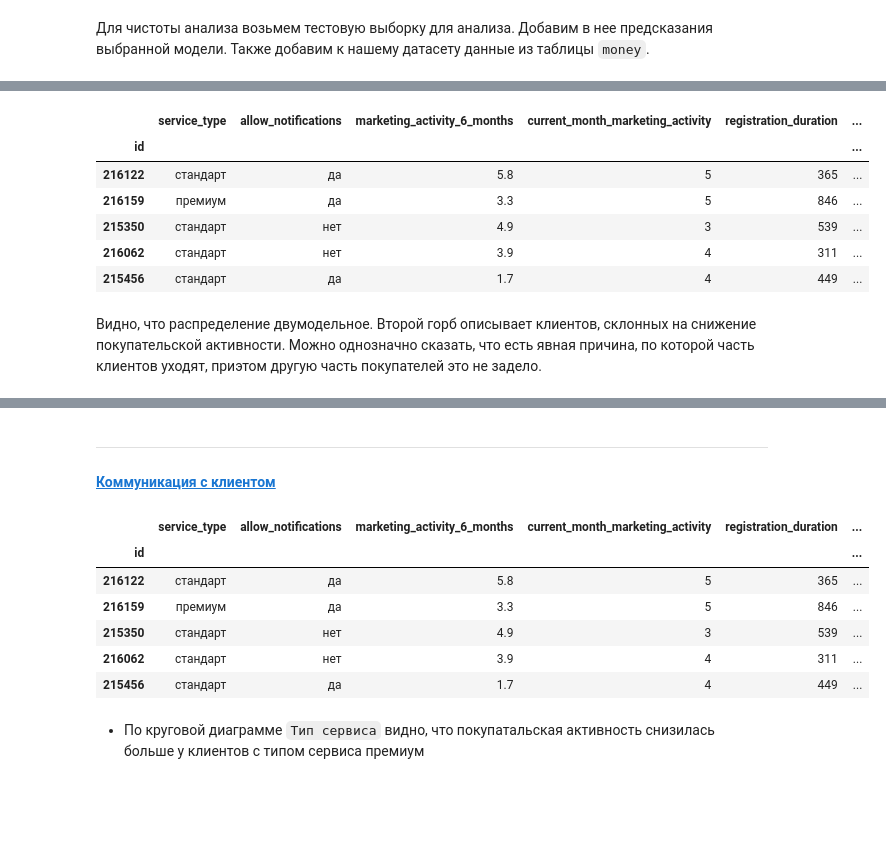
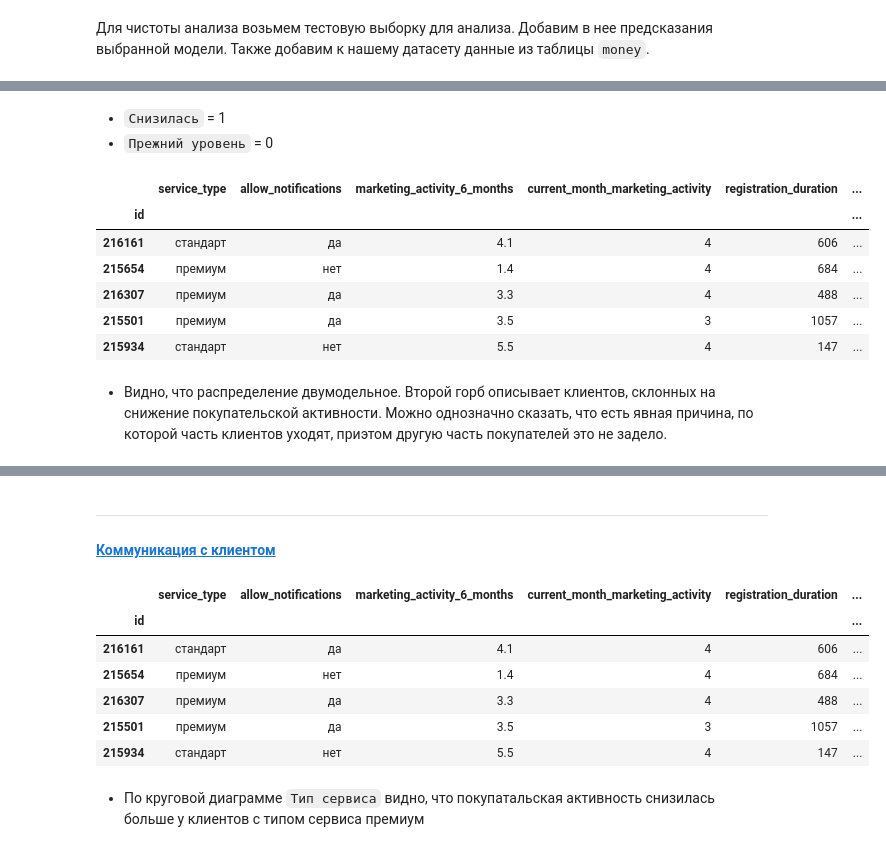
Before and after one commit to GrishaTS/Ya-Practicum-DS, a Jupyter notebook: 6. Обучение с учителем качество модели/supervised_learning.ipynb, the cells around one changed output, grey strips where cells are left out. Drawn from its saved outputs; the diff is of its cells as text; code cells hidden in the pictures; blank space fills up the shorter version.

````diff
--- a/6. Обучение с учителем качество модели/supervised_learning.ipynb
+++ b/6. Обучение с учителем качество модели/supervised_learning.ipynb
@@ -649,4 +933,6 @@ _____
 # %%
-market.customer_activity = pd.Categorical(market.customer_activity, categories=['Снизилась', 'Прежний уровень'], ordered=True)
+market.customer_activity = pd.Categorical(market.customer_activity, categories=['Прежний уровень', 'Снизилась'], ordered=True)
 market.allow_notifications = pd.Categorical(market.allow_notifications, categories=['нет', 'да'], ordered=True)
 market.service_type = pd.Categorical(market.service_type, categories=['стандарт', 'премиум'], ordered=True)
+market_money.period = pd.Categorical(market_money.period, categories=['препредыдущий_месяц', 'предыдущий_месяц', 'текущий_месяц'], ordered=True)
+market_time.period = pd.Categorical(market_time.period, categories=['предыдущий_месяц', 'текущий_месяц'], ordered=True)
@@ -959,7 +1390,9 @@ pivot_market_money.head()
+# %%
+pivot_market_money = pivot_market_money[pivot_market_money.all(axis=1)]
 # %% [markdown]
 Добавим нужные значения в таблицу **```market```**
 # %%
-market = pd.merge(market, pivot_market_money, on='id', how='left')
+market = pd.merge(market, pivot_market_money, on='id', how='right')
 # %%
 market_columns_translate.update({
     'Выручка в текущем месяце': 'revenue_cur_month',
@@ -1270,8 +1845,7 @@ def get_pipepline_clf(feature_selection: Literal['RFECV', 'SelectKBest', None],
 # %%
 X = market.drop('customer_activity', axis=1)
 y = market.customer_activity
-X_train, X_test_val, y_train, y_test_val = train_test_split(X, y, stratify=y, test_size=0.4, random_state=RANDOM_STATE)
-X_test, X_val, y_test, y_val = train_test_split(X_test_val, y_test_val, stratify=y_test_val, test_size=0.5, random_state=RANDOM_STATE)
+X_train, X_test, y_train, y_test = train_test_split(X, y, stratify=y, random_state=RANDOM_STATE)
 pipeline = None
 # %% [markdown]
 _____
@@ -1766,16 +2755,19 @@ _____
+# %% [markdown]
+- ```Снизилась``` = 1
+- ```Прежний уровень``` = 0
 # %%
 segmentation = X_test.copy()
-segmentation['probability_of_decrease'] = rfecv_logreg.predict_proba(X_test)[:, 0]
 segmentation = segmentation.merge(money, on='id')
+segmentation['probability_of_decrease'] = knn.predict_proba(X_test)[:, 1]
 segmentation['customer_activity'] = y_test.cat.codes
 market_columns_translate.update({'Прибыль': 'profit', 'Вероятность снижения покупательской активности': 'probability_of_decrease'})
 segmentation.head()
 # %% [output]
 |  | service_type | allow_notifications | marketing_activity_6_months | current_month_marketing_activity | registration_duration | ... |
 | id |  |  |  |  |  | ... |
-| 216122 | стандарт | да | 5.8 | 5 | 365 | ... |
-| 216159 | премиум | да | 3.3 | 5 | 846 | ... |
-| 215350 | стандарт | нет | 4.9 | 3 | 539 | ... |
-| 216062 | стандарт | нет | 3.9 | 4 | 311 | ... |
-| 215456 | стандарт | да | 1.7 | 4 | 449 | ... |
+| 216161 | стандарт | да | 4.1 | 4 | 606 | ... |
+| 215654 | премиум | нет | 1.4 | 4 | 684 | ... |
+| 216307 | премиум | да | 3.3 | 4 | 488 | ... |
+| 215501 | премиум | да | 3.5 | 3 | 1057 | ... |
+| 215934 | стандарт | нет | 5.5 | 4 | 147 | ... |
 # %%
@@ -1783,5 +2777,5 @@ statistical_graphis_for_numeric(segmentation.probability_of_decrease, xaxis_titl
 # %% [markdown]
-Видно, что распределение двумодельное. Второй горб описывает клиентов, склонных на снижение покупательской активности. Можно однозначно сказать, что есть явная причина, по которой часть клиентов уходят, приэтом другую часть покупателей это не задело.
+- Видно, что распределение двумодельное. Второй горб описывает клиентов, склонных на снижение покупательской активности. Можно однозначно сказать, что есть явная причина, по которой часть клиентов уходят, приэтом другую часть покупателей это не задело.
 # %% [markdown]
 ### <a id='toc1_9_1_'></a>[Категории для сегментации](#toc0_)
 
@@ -2037,11 +3031,11 @@ communication.head()
 # %% [output]
 |  | service_type | allow_notifications | marketing_activity_6_months | current_month_marketing_activity | registration_duration | ... |
 | id |  |  |  |  |  | ... |
-| 216122 | стандарт | да | 5.8 | 5 | 365 | ... |
-| 216159 | премиум | да | 3.3 | 5 | 846 | ... |
-| 215350 | стандарт | нет | 4.9 | 3 | 539 | ... |
-| 216062 | стандарт | нет | 3.9 | 4 | 311 | ... |
-| 215456 | стандарт | да | 1.7 | 4 | 449 | ... |
+| 216161 | стандарт | да | 4.1 | 4 | 606 | ... |
+| 215654 | премиум | нет | 1.4 | 4 | 684 | ... |
+| 216307 | премиум | да | 3.3 | 4 | 488 | ... |
+| 215501 | премиум | да | 3.5 | 3 | 1057 | ... |
+| 215934 | стандарт | нет | 5.5 | 4 | 147 | ... |
 # %%
 cat_cols = ['service_type', 'allow_notifications', 'current_month_marketing_activity']
 for cat_col in ['service_type', 'allow_notifications', 'current_month_marketing_activity']:
````
Also changed, not shown: parts of 136 cells of this notebook.
